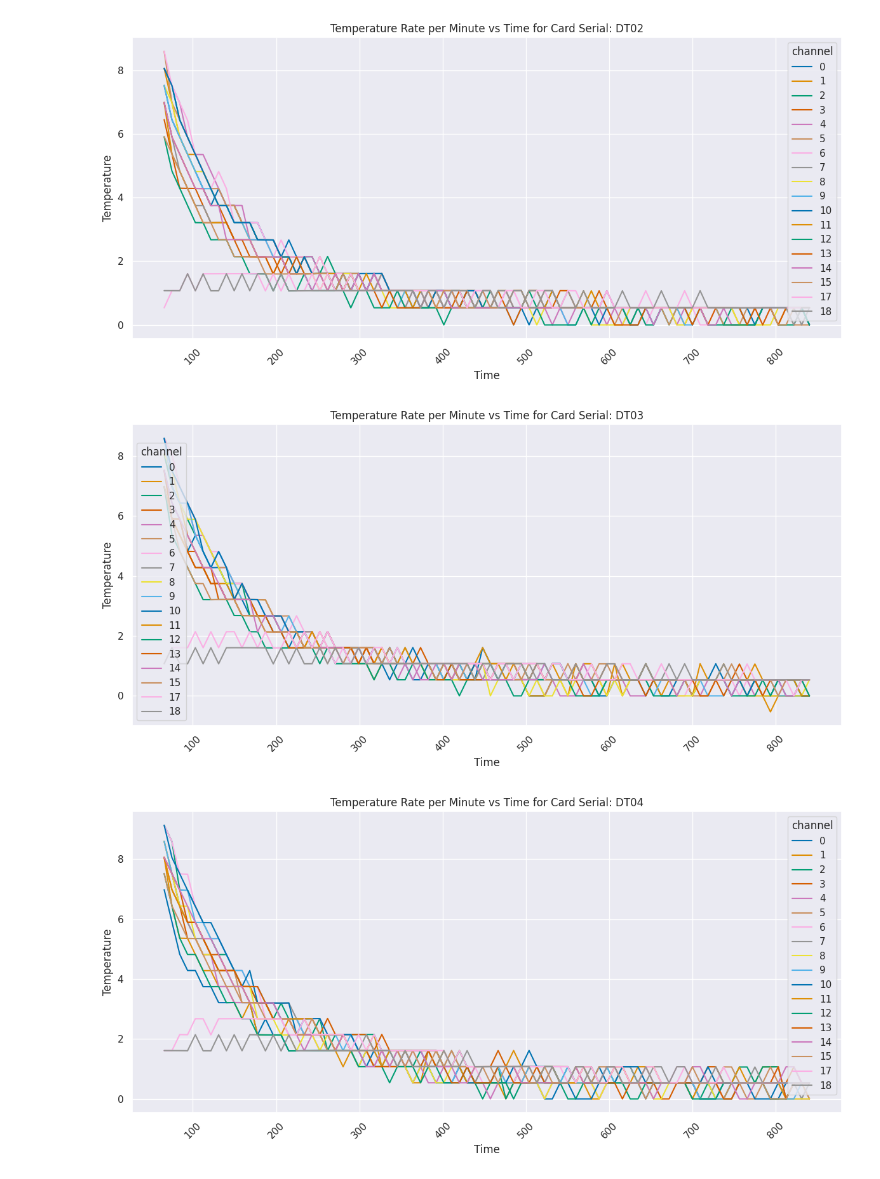
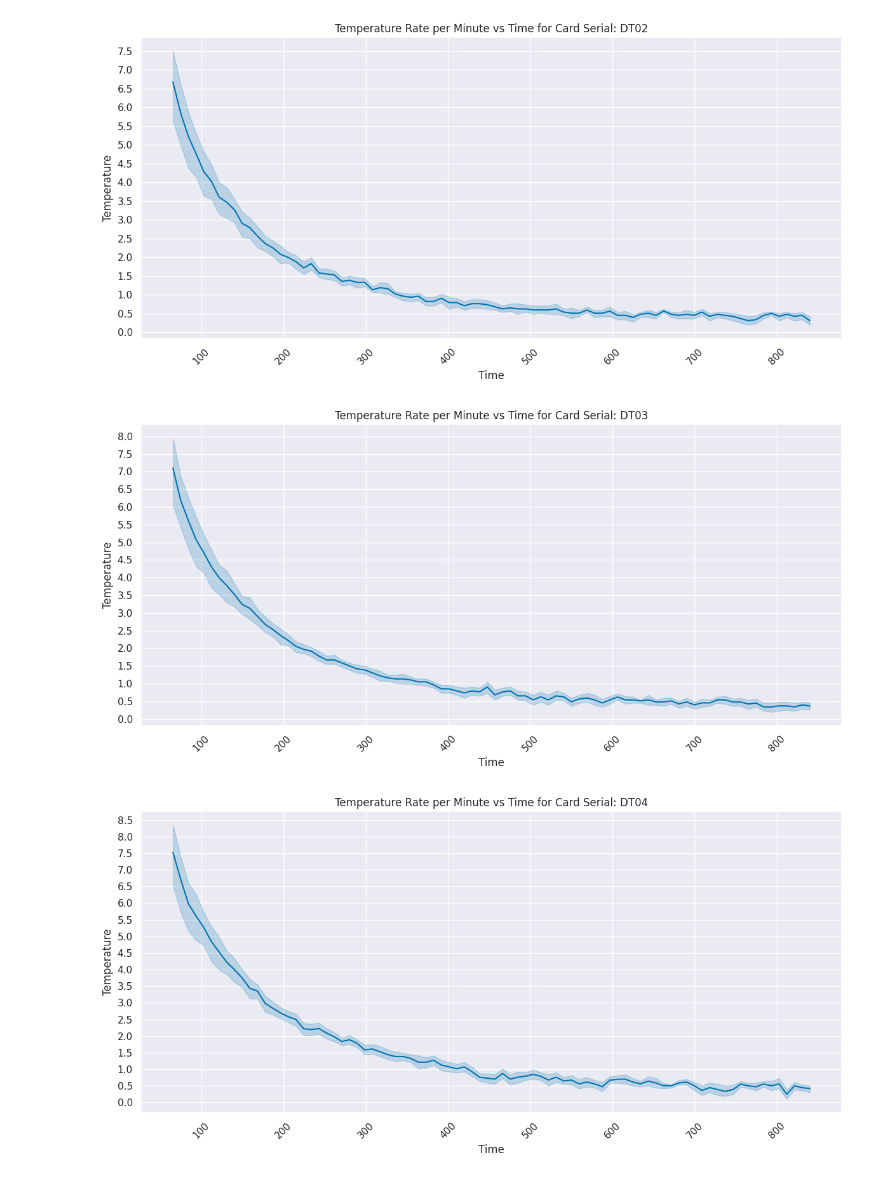
Before and after one commit to jmatyas/diot-tester, a Jupyter notebook: analysis/analysis.ipynb, the cells around one changed output. Saved outputs shown, nothing was run; the diff lists cells and outputs as text; code cells hidden in the pictures.

```diff
--- a/analysis/analysis.ipynb
+++ b/analysis/analysis.ipynb
@@ -31,17 +52,16 @@ Name: load_power, dtype: float64
 # %%
 sns.set_theme(style="darkgrid", palette="colorblind")
 
-# drop entries with channel == "16"
-df_lower_ch_count = df[df["channel"] != 16]
 
-card_serials = df_lower_ch_count["card_serial"].unique()
+card_serials = df["card_serial"].unique()
 for card_serial in card_serials:
-    card_df = df_lower_ch_count[df_lower_ch_count["card_serial"] == card_serial]
-    if any(card_df["steady_state"] == True):
+    card_df = df[df["card_serial"] == card_serial]
+    ss_achieved = card_df[card_df["elapsed_time"] == card_df["elapsed_time"].max()]["steady_state"].all()
+    if ss_achieved:
         print(f"Card serial {card_serial} has achieved steady-state...")
-        # continue
+
     plt.figure(figsize=(12, 6))
-    sns.lineplot(
+    ax = sns.lineplot(
         data=card_df,
         x="elapsed_time",
         y="temperature",
@@ -49,10 +69,17 @@ for card_serial in card_serials:
         palette="colorblind",
     )
     plt.title(f"Temperature vs Time for Card Serial: {card_serial}")
-    plt.xlabel("Time")
-    plt.ylabel("Temperature")
+    plt.xlabel("Time [min]")
+    plt.ylabel("Temperature [°C]")
     plt.xticks(rotation=45)
     plt.tight_layout()
+    plt.ylim(20, 85)
+
     plt.grid(True)
+    setup_axis(ax)
+    plt.axhline(y=80, color="r", linestyle="--", label="OT: 80 °C")
+    plt.legend(title="Channel", bbox_to_anchor=(1.05, 1), loc="upper left")
+
+
     plt.show()
 # %% [output]
@@ -72,20 +95,23 @@ Card serial DT05 has achieved steady-state...
 # %%
 for card_serial in card_serials:
-    card_df = df_lower_ch_count[df_lower_ch_count["card_serial"] == card_serial]
+    card_df = df[df["card_serial"] == card_serial]
     plt.figure(figsize=(12, 6))
-    sns.lineplot(
+    ax = sns.lineplot(
         data=card_df,
         x="elapsed_time",
         y="temp_rate_per_min",
-        hue="channel",
-        palette="colorblind",
+        # hue="channel",
+        # palette="colorblind",
     )
     # sns.lineplot(data=card_df, x="elapsed_time", y="temp_rate_per_min")
+    ax.yaxis.set_major_locator(ticker.MultipleLocator(.5))
     plt.title(f"Temperature Rate per Minute vs Time for Card Serial: {card_serial}")
     plt.xlabel("Time")
     plt.ylabel("Temperature")
     plt.xticks(rotation=45)
     plt.tight_layout()
+
     plt.grid(True)
+
     plt.show()
 # %% [output]
@@ -94,3 +120,3 @@ for card_serial in card_serials:
-[figure, old version]
+[figure, new version]
-[figure, old version]
+[figure, new version]
-[figure, old version]
+[figure, new version]
```
Also changed, not shown: parts of 4 cells of this notebook, 3 other files.
